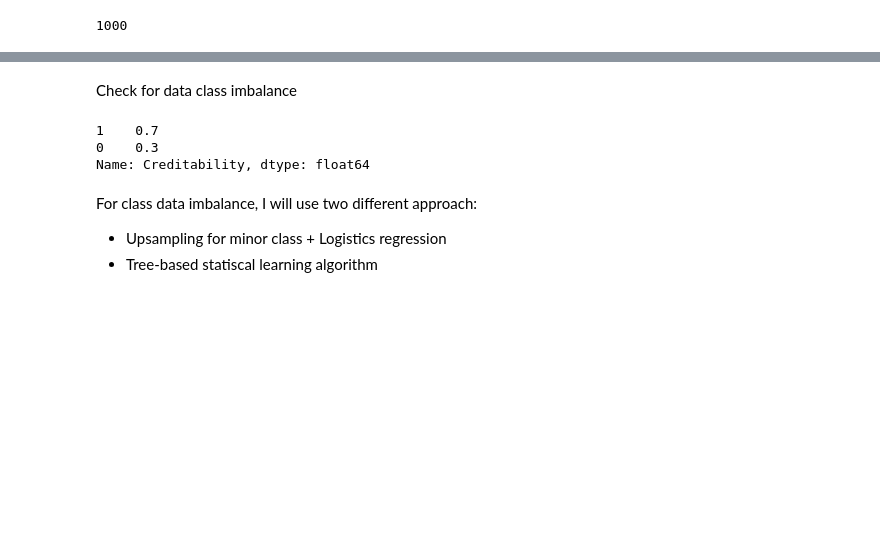
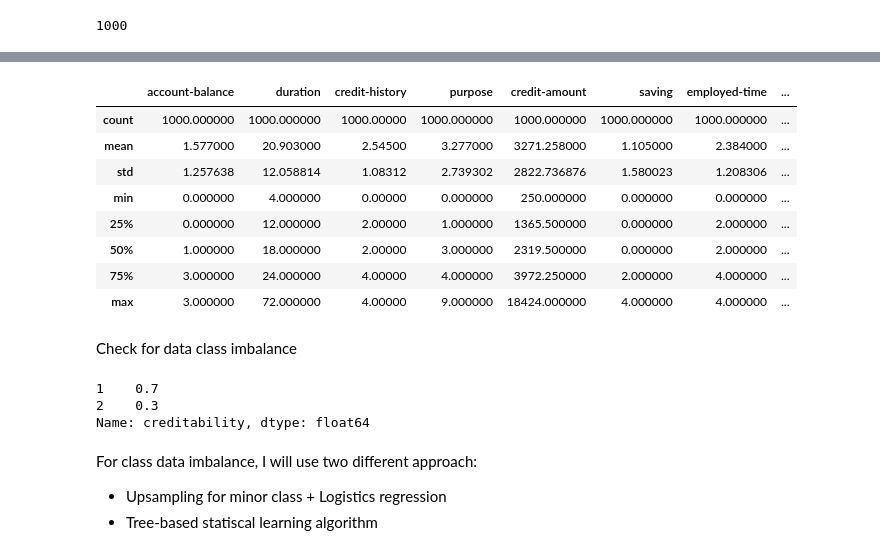
Before and after one commit to ldtpvince/credit_risk_modelling, a Jupyter notebook: credit_risk.ipynb, the cells around one changed output, grey strips where cells are left out. Cells and saved outputs as stored; diff of their text form; code cells hidden in the pictures; blank space fills up the shorter version.

```diff
--- a/credit_risk.ipynb
+++ b/credit_risk.ipynb
@@ -16,5 +22,5 @@ pd.set_option('display.max_rows', 100)
 # %%
-df = pd.read_csv('credit.csv')
+df = pd.read_csv('german.data', header=None, delim_whitespace=True)
 print(df.shape)
 # %% [output]
 (1000, 21)
@@ -78,11 +82,23 @@ cols_info
+# %%
+df.describe()
+# %% [output]
+|  | account-balance | duration | credit-history | purpose | credit-amount | saving | employed-time | ... |
+| count | 1000.000000 | 1000.000000 | 1000.00000 | 1000.000000 | 1000.000000 | 1000.000000 | 1000.000000 | ... |
+| mean | 1.577000 | 20.903000 | 2.54500 | 3.277000 | 3271.258000 | 1.105000 | 2.384000 | ... |
+| std | 1.257638 | 12.058814 | 1.08312 | 2.739302 | 2822.736876 | 1.580023 | 1.208306 | ... |
+| min | 0.000000 | 4.000000 | 0.00000 | 0.000000 | 250.000000 | 0.000000 | 0.000000 | ... |
+| 25% | 0.000000 | 12.000000 | 2.00000 | 1.000000 | 1365.500000 | 0.000000 | 2.000000 | ... |
+| 50% | 1.000000 | 18.000000 | 2.00000 | 3.000000 | 2319.500000 | 0.000000 | 2.000000 | ... |
+| 75% | 3.000000 | 24.000000 | 4.00000 | 4.000000 | 3972.250000 | 2.000000 | 4.000000 | ... |
+| max | 3.000000 | 72.000000 | 4.00000 | 9.000000 | 18424.000000 | 4.000000 | 4.000000 | ... |
 # %% [markdown]
 Check for data class imbalance
 # %%
-df['Creditability'].value_counts(normalize=True)
+df['creditability'].value_counts(normalize=True)
 # %% [output]
 1    0.7
-0    0.3
-Name: Creditability, dtype: float64
+2    0.3
+Name: creditability, dtype: float64
 # %% [markdown]
 For class data imbalance, I will use two different approach:
 - Upsampling for minor class + Logistics regression
```
Also changed, not shown: parts of 33 cells of this notebook, 1 other file.
